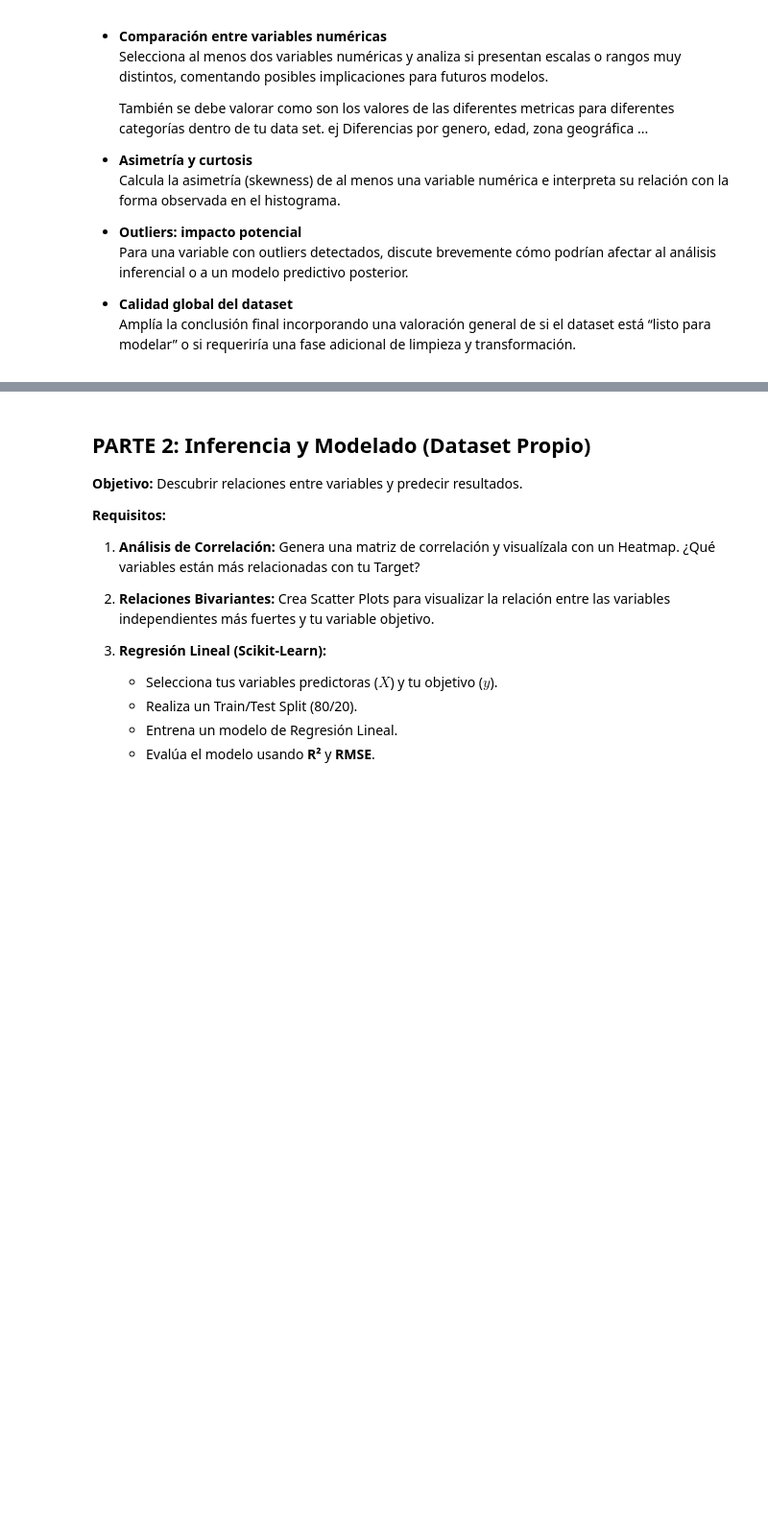
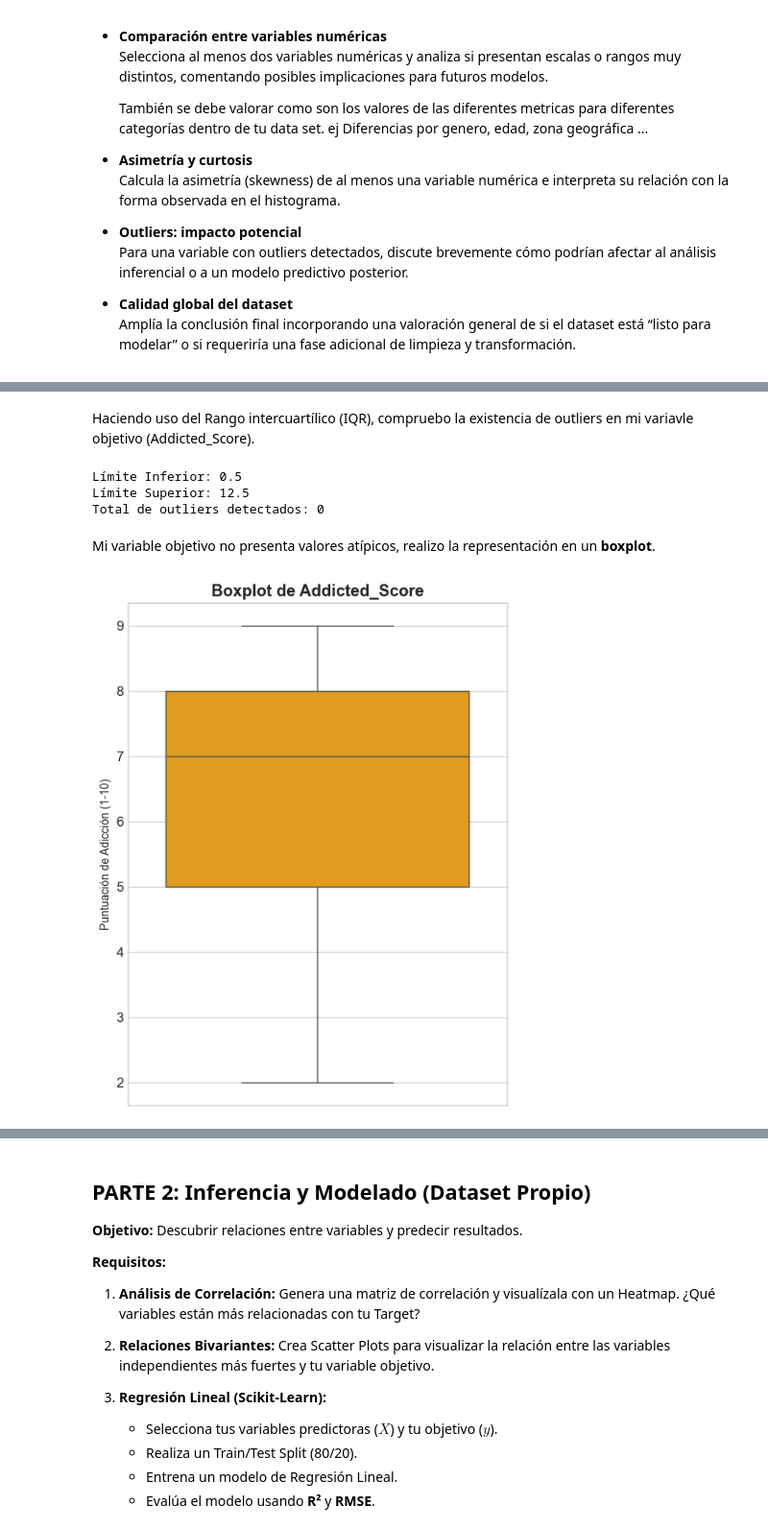
Before and after one commit to viictorhp/Proyecto-Estadistica-EvolveAcademy, a Jupyter notebook: PracticaEstadistica__apellidos_nombre_.ipynb, the cells around one changed output, grey strips where cells are left out. Shown at 96% size. Saved outputs shown, nothing was run; the diff lists cells and outputs as text; code cells hidden in the pictures; blank space fills up the shorter version.

```diff
--- a/PracticaEstadistica__apellidos_nombre_.ipynb
+++ b/PracticaEstadistica__apellidos_nombre_.ipynb
@@ -86,0 +241,41 @@ Hello
+# %% [markdown]
+Haciendo uso del Rango intercuartílico (IQR), compruebo la existencia de outliers en mi variavle objetivo (Addicted_Score).
+# %%
+# 1. Calcular Q1 (percentil 25) y Q3 (percentil 75)
+Q1 = df['Addicted_Score'].quantile(0.25)
+Q3 = df['Addicted_Score'].quantile(0.75)
+
+# 2. Calcular el Rango Intercuartílico (IQR)
+IQR = Q3 - Q1
+
+# 3. Definir los límites
+limite_inferior = Q1 - 1.5 * IQR
+limite_superior = Q3 + 1.5 * IQR
+
+print(f"Límite Inferior: {limite_inferior}")
+print(f"Límite Superior: {limite_superior}")
+
+# 4. Filtrar y contar los outliers
+outliers = df[(df['Addicted_Score'] < limite_inferior) | (df['Addicted_Score'] > limite_superior)]
+print(f"Total de outliers detectados: {len(outliers)}")
+# %% [output]
+Límite Inferior: 0.5
+Límite Superior: 12.5
+Total de outliers detectados: 0
+# %% [markdown]
+Mi variable objetivo no presenta valores atípicos, realizo la representación en un **boxplot**.
+# %%
+# Configurar el tamaño del lienzo
+plt.figure(figsize=(6, 8))
+
+# Crear el boxplot con Seaborn
+sns.boxplot(y=df['Addicted_Score'], color='orange')
+
+# Añadir títulos
+plt.title('Boxplot de Addicted_Score', fontweight='bold')
+plt.ylabel('Puntuación de Adicción (1-10)', fontsize=10)
+
+# Mostrar el gráfico
+plt.show()
+# %% [output]
+[figure, added]
```
Also changed, not shown: parts of 71 cells of this notebook.
